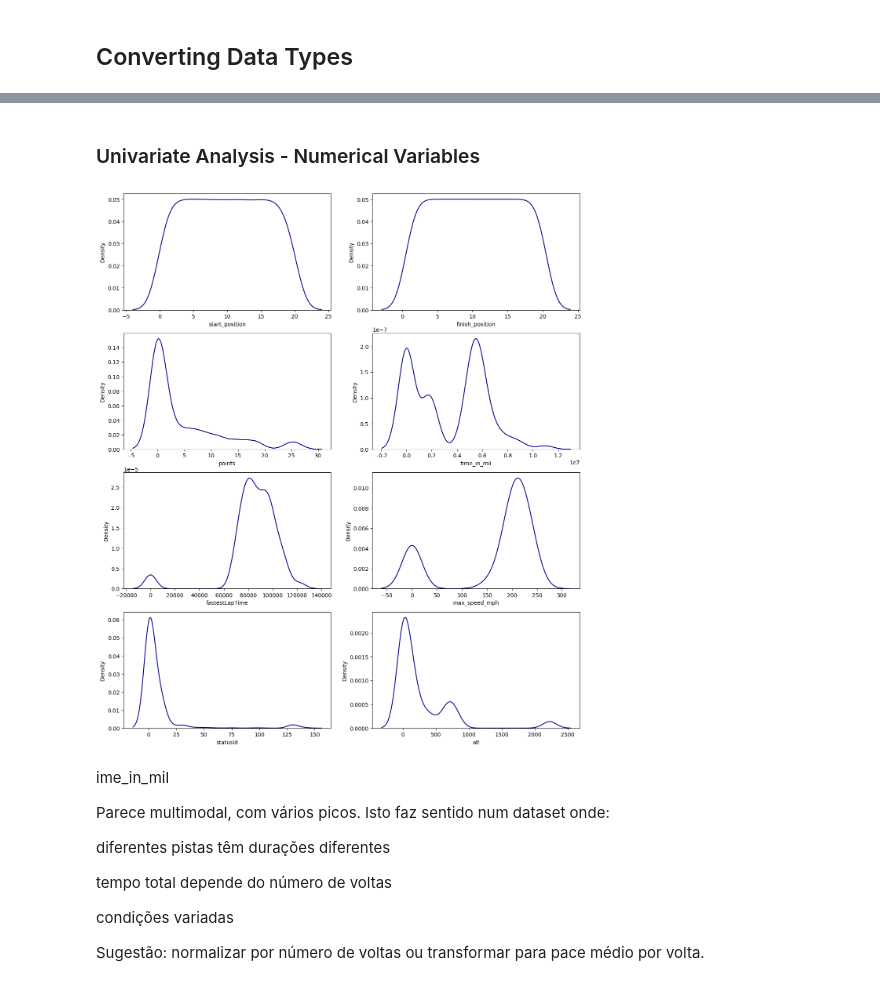
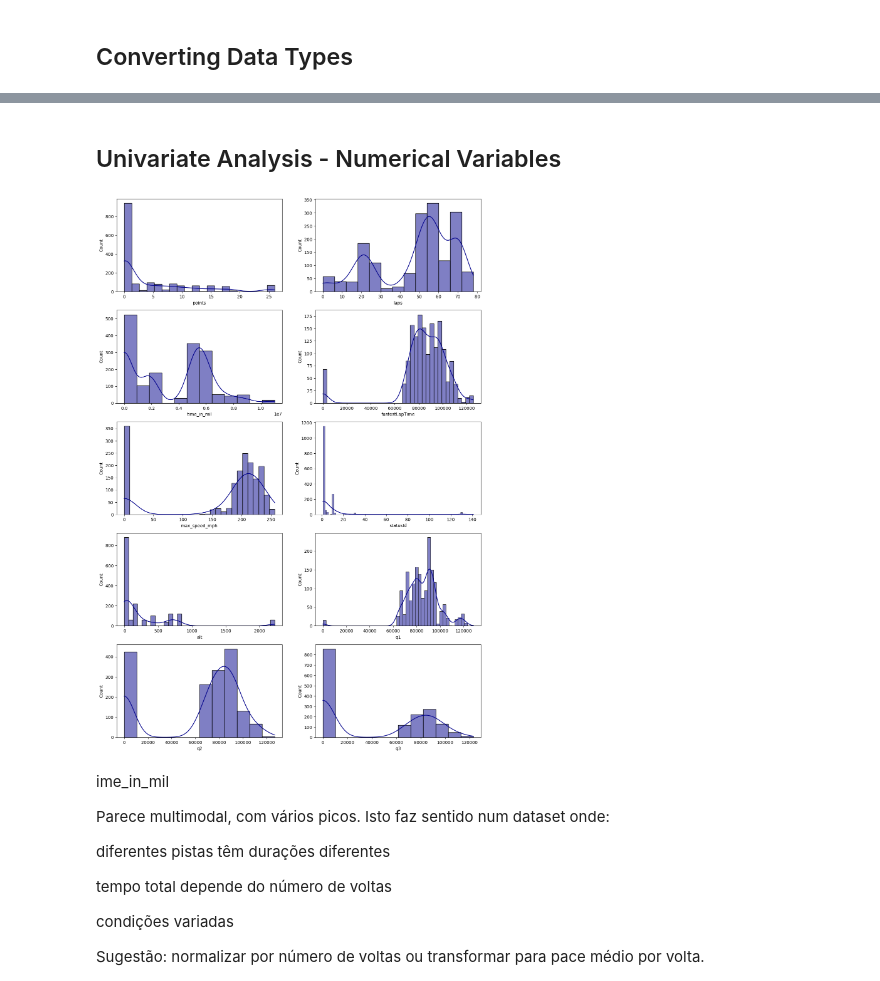
Before and after one commit to hugocruz13/Applied_ML_Models, a Jupyter notebook: eda_clustering_dataset.ipynb, the cells around one changed output, grey strips where cells are left out. Cells and saved outputs as stored; diff of their text form; code cells hidden in the pictures.

```diff
--- a/eda_clustering_dataset.ipynb
+++ b/eda_clustering_dataset.ipynb
@@ -223,11 +282,12 @@ memory usage: 139.1+ KB
 | 3 | 1074 | 848 | 1 | 13 | 18:25:47 | 24.874 | 24874 |
 | 4 | 1074 | 830 | 1 | 14 | 18:26:43 | 24.897 | 24897 |
 # %%
-results_features = ['raceId','constructorId', 'grid', 'positionOrder', 'points', 'milliseconds', 'fastestLapTime', 'fastestLapSpeed', 'statusId', 'session_type']
-circuits_features = ['circuitId', 'circuitRef', 'alt', 'country']
+results_features = ['driverId', 'raceId','constructorId', 'grid', 'positionOrder', 'points', 'laps', 'milliseconds', 'fastestLapTime', 'fastestLapSpeed', 'statusId', 'session_type']
+circuits_features = ['circuitId', 'circuitRef', 'alt']
 constructors_features = ['constructorId', 'constructorRef']
 races_features = ['raceId', 'circuitId']
-#qualifying_features = ['raceId','constructorId', 'position', 'q1', 'q2', 'q3']
+driver_features = ['driverId', 'driverRef', 'nationality', 'dob']
+qualifying_features = ['raceId','driverId', 'q1', 'q2', 'q3']
 # %%
 results_df = results_2022_present.copy()
 sprint_df = sprints_2022_present.copy()
@@ -252,9 +312,11 @@ combined_df
 1659 rows × 19 columns
 # %%
 con1 = pd.merge(combined_df[results_features], races_2022_present[races_features], on='raceId')
-con2 = pd.merge(con1, constructors_df[constructors_features], on='constructorId')
-con3 = pd.merge(con2, circuits_2022_present_df[circuits_features], on='circuitId')
-selected_df = con3.drop(['constructorId', 'circuitId'], axis=1)
+con2 = pd.merge(con1, drivers_2022_present_df[driver_features], on='driverId')
+con3 = pd.merge(con2, constructors_df[constructors_features], on='constructorId')
+con4 = pd.merge(con3, circuits_2022_present_df[circuits_features], on='circuitId')
+con5 = pd.merge(con4, qualifying_2022_present[qualifying_features], on=['raceId', 'driverId'], how='left')
+selected_df = con5.drop(['constructorId', 'circuitId', 'driverId'], axis=1)
 # %%
 selected_df.info()
 selected_df.head()
@@ -434,10 +490,0 @@ selected_df.describe().T
-# %%
-# Identify numeric and object columns
-numeric_cols = selected_df.select_dtypes(include=['number']).columns.tolist()
-object_cols = selected_df.select_dtypes(include=['object']).columns.tolist()
-
-# Reorder the DataFrame
-selected_df = selected_df[numeric_cols + object_cols]
-
-# Display the first few rows to verify
-selected_df.head()
@@ -451,15 +491,17 @@ selected_df.head()
 # %% [markdown]
-### Univariate Analysis - Numerical Variables
+## Univariate Analysis - Numerical Variables
+# %%
+num_features = ['start_position', 'finish_position', 'points', 'laps', 'time_in_mil', 'fastestLapTime', 'max_speed_mph', 'statusId', 'alt', 'q1', 'q2', 'q3']
 # %%
-num_features = ['start_position', 'finish_position', 'points', 'time_in_mil', 'fastestLapTime', 'max_speed_mph', 'statusId', 'alt']
-
 plt.figure(figsize=(15,50))
 for i,j in zip(num_features,range(1,len(num_features)+1)):
+    if i in ['start_position', 'finish_position']:
+        continue
     plt.subplot(11,2,j)
-    sns.kdeplot(selected_df[i] ,color='darkblue')
+    sns.histplot(selected_df[i] ,color='darkblue', kde=True)
 plt.show()
 # %% [output]
-[figure, old version]
+[figure, new version]
 # %% [markdown]
 ime_in_mil
 
```
Also changed, not shown: parts of 40 cells of this notebook.
